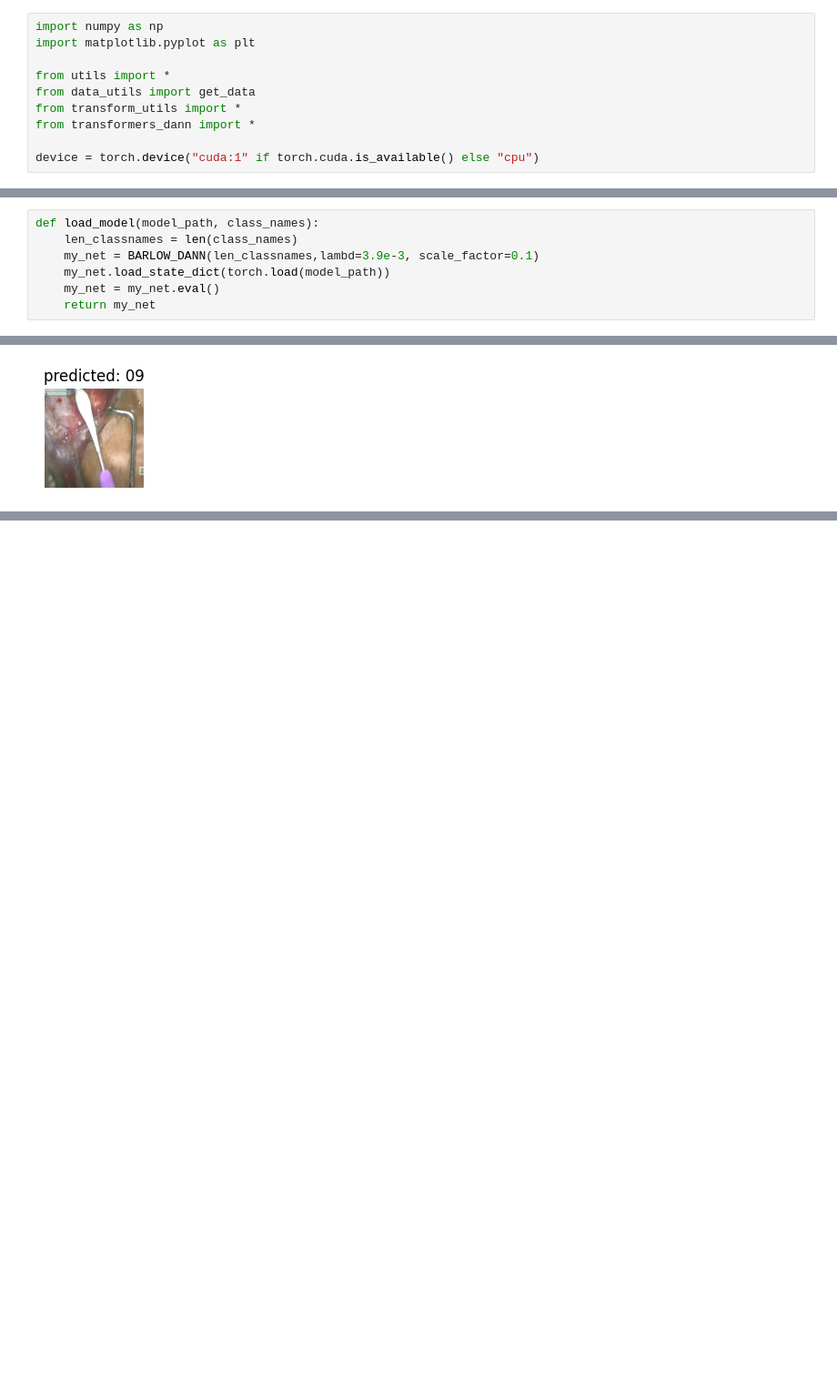
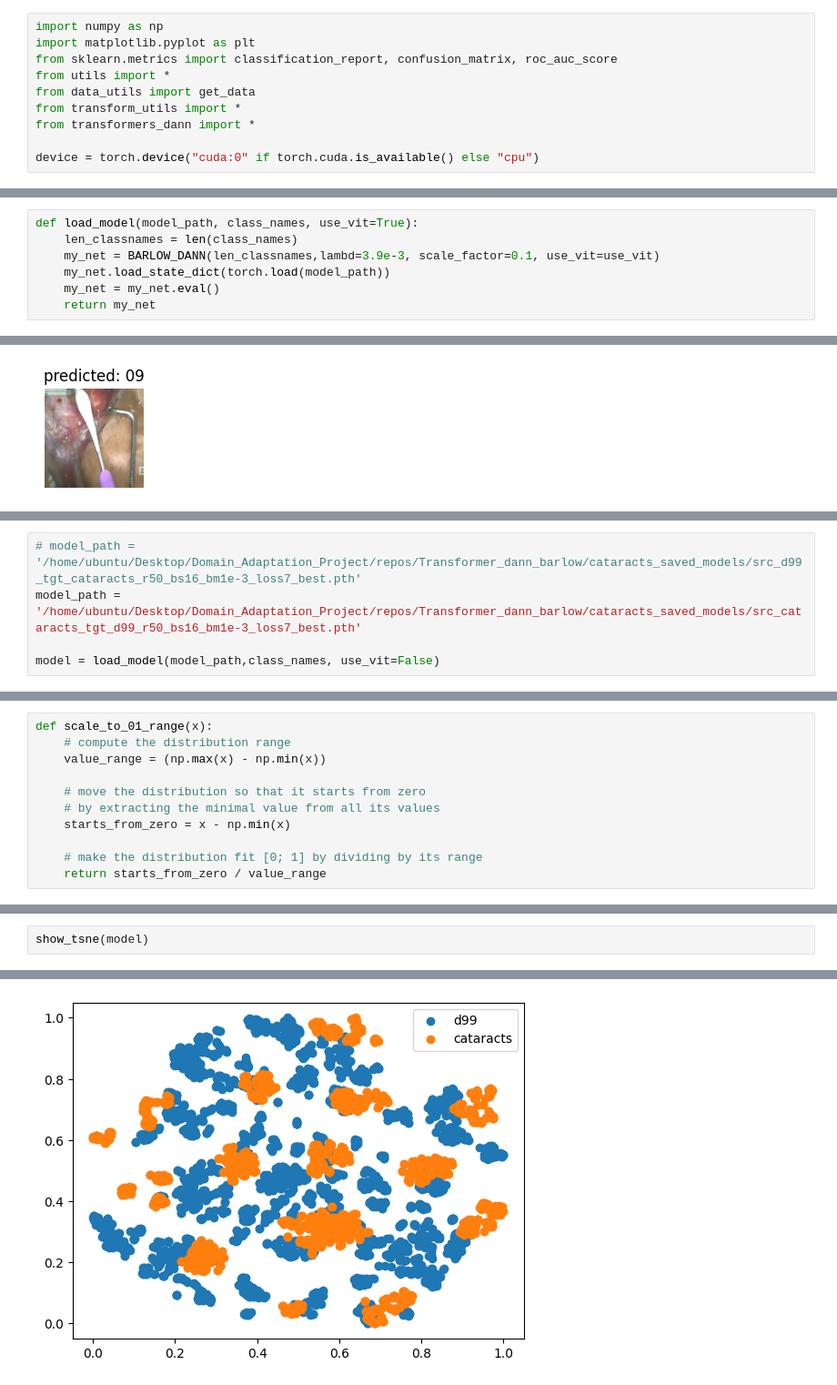
Before and after one commit to JayParanjape/Barlow-Adaptor, a Jupyter notebook: scratchpad.ipynb, the cells around one changed output, grey strips where cells are left out. Shown at 91% size. Drawn from its saved outputs; the diff is of its cells as text; blank space fills up the shorter version.

```diff
--- a/scratchpad.ipynb
+++ b/scratchpad.ipynb
@@ -69,13 +61,13 @@ Visualization and testing for the saved models
 # %%
 import numpy as np
 import matplotlib.pyplot as plt
-
+from sklearn.metrics import classification_report, confusion_matrix, roc_auc_score
 from utils import *
 from data_utils import get_data
 from transform_utils import *
 from transformers_dann import *
 
-device = torch.device("cuda:1" if torch.cuda.is_available() else "cpu")
+device = torch.device("cuda:0" if torch.cuda.is_available() else "cpu")
 # %%
 
 #helper functon for testing
@@ -141,9 +135,9 @@ def imshow(inp, title=None):
         plt.title(title)
     plt.pause(0.001)
 # %%
-def load_model(model_path, class_names):
+def load_model(model_path, class_names, use_vit=True):
     len_classnames = len(class_names)
-    my_net = BARLOW_DANN(len_classnames,lambd=3.9e-3, scale_factor=0.1)
+    my_net = BARLOW_DANN(len_classnames,lambd=3.9e-3, scale_factor=0.1, use_vit=use_vit)
     my_net.load_state_dict(torch.load(model_path))
     my_net = my_net.eval()
     return my_net
@@ -227,0 +818,5 @@ visualize_model(model, test_data, class_names)
+# %%
+# model_path = '/home/ubuntu/Desktop/Domain_Adaptation_Project/repos/Transformer_dann_barlow/cataracts_saved_models/src_d99_tgt_cataracts_r50_bs16_bm1e-3_loss7_best.pth'
+model_path = '/home/ubuntu/Desktop/Domain_Adaptation_Project/repos/Transformer_dann_barlow/cataracts_saved_models/src_cataracts_tgt_d99_r50_bs16_bm1e-3_loss7_best.pth'
+
+model = load_model(model_path,class_names, use_vit=False)
@@ -227,0 +835,11 @@ visualize_model(model, test_data, class_names)
+# %%
+def scale_to_01_range(x):
+    # compute the distribution range
+    value_range = (np.max(x) - np.min(x))
+
+    # move the distribution so that it starts from zero
+    # by extracting the minimal value from all its values
+    starts_from_zero = x - np.min(x)
+
+    # make the distribution fit [0; 1] by dividing by its range
+    return starts_from_zero / value_range
@@ -227,0 +923,3 @@ visualize_model(model, test_data, class_names)
+# %%
+show_tsne(model)
+# %% [output]
@@ -227,0 +928 @@ visualize_model(model, test_data, class_names)
+[figure, added]
```
Also changed, not shown: parts of 51 cells of this notebook, 4 other files.
